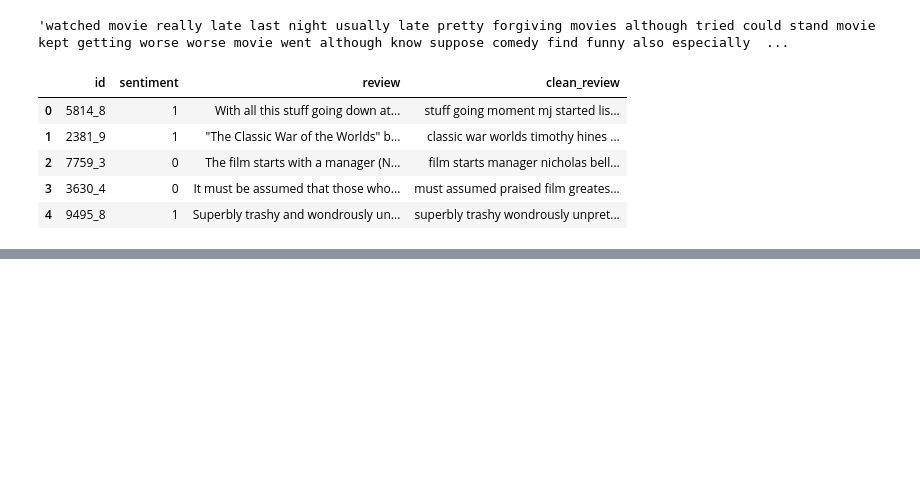
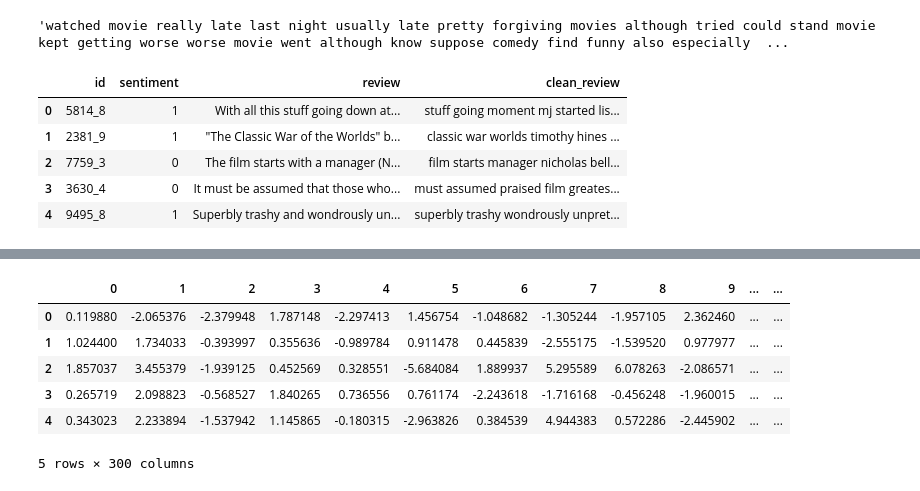
Before and after one commit to EamonYin/NLPExercises, a Jupyter notebook: d9_nlp.ipynb, the cells around one changed output, grey strips where cells are left out. Cells and saved outputs as stored; diff of their text form; code cells hidden in the pictures; blank space fills up the shorter version.

```diff
--- a/d9_nlp.ipynb
+++ b/d9_nlp.ipynb
@@ -112,0 +289,33 @@ df.head()
+# %%
+from nltk.corpus import stopwords
+eng_stopwords = stopwords.words('english')
+
+def clean_text(text, remove_stopwords=False):
+    text = BeautifulSoup(text, 'html.parser').get_text()
+    text = re.sub(r'[^a-zA-Z]', ' ', text)
+    words = text.lower().split()
+    if remove_stopwords:
+        words = [w for w in words if w not in eng_stopwords]
+    return words
+
+
+def to_review_vector(review):
+    global word_vec
+    review = clean_text(review, remove_stopwords=True)
+    word_vec = np.zeros((1, 300))
+    for word in review:
+        # word_vec = np.zeros((1, 300))
+        if word in model.wv.key_to_index:
+             word_vec += np.array([model.wv[word]]) # model.wv[word]获得词向量
+    return pd.Series(word_vec.mean(axis = 0)) # word_vec.mean计算整句话平均向量值
+
+train_data_features = df.review.apply(to_review_vector)
+train_data_features.head()
+# %% [output]
+|  | 0 | 1 | 2 | 3 | 4 | 5 | 6 | 7 | 8 | 9 | ... | ... |
+| 0 | 0.119880 | -2.065376 | -2.379948 | 1.787148 | -2.297413 | 1.456754 | -1.048682 | -1.305244 | -1.957105 | 2.362460 | ... | ... |
+| 1 | 1.024400 | 1.734033 | -0.393997 | 0.355636 | -0.989784 | 0.911478 | 0.445839 | -2.555175 | -1.539520 | 0.977977 | ... | ... |
+| 2 | 1.857037 | 3.455379 | -1.939125 | 0.452569 | 0.328551 | -5.684084 | 1.889937 | 5.295589 | 6.078263 | -2.086571 | ... | ... |
+| 3 | 0.265719 | 2.098823 | -0.568527 | 1.840265 | 0.736556 | 0.761174 | -2.243618 | -1.716168 | -0.456248 | -1.960015 | ... | ... |
+| 4 | 0.343023 | 2.233894 | -1.537942 | 1.145865 | -0.180315 | -2.963826 | 0.384539 | 4.944383 | 0.572286 | -2.445902 | ... | ... |
+5 rows × 300 columns
```
Also changed, not shown: parts of 16 cells of this notebook.
